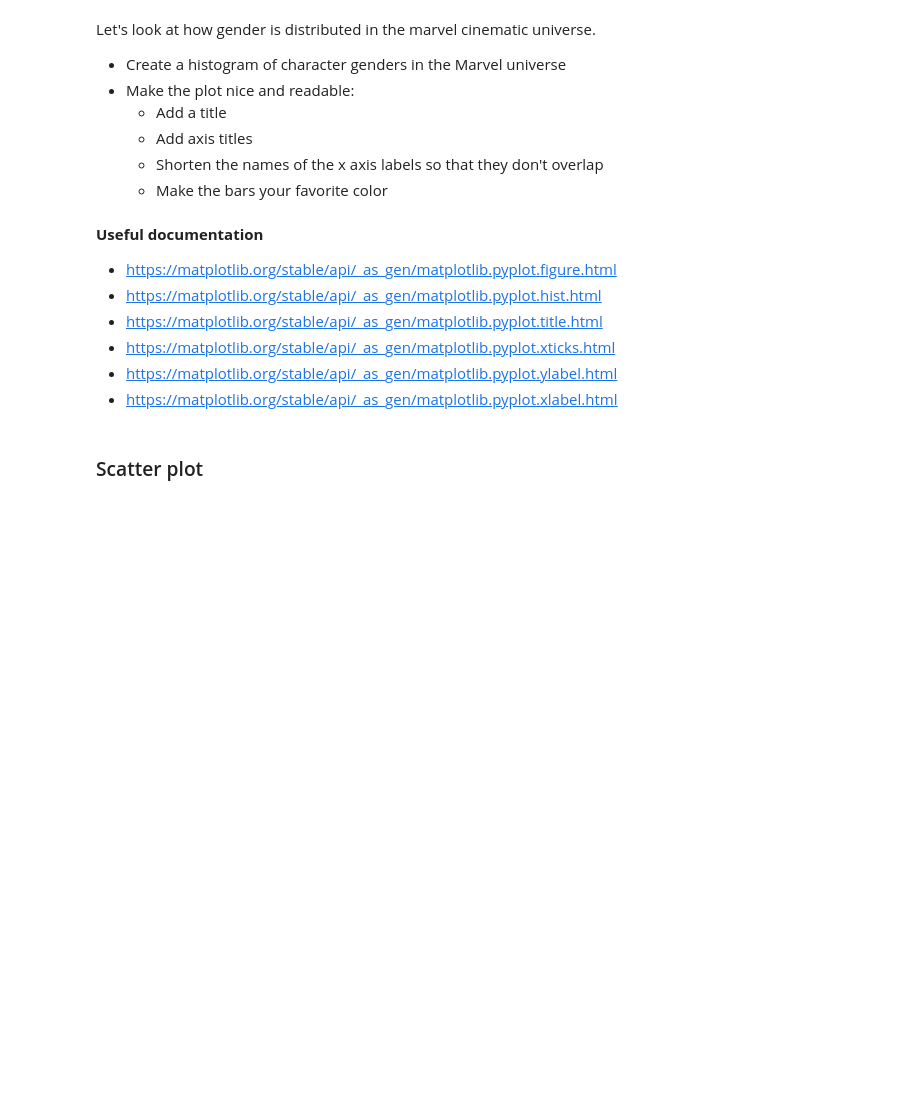
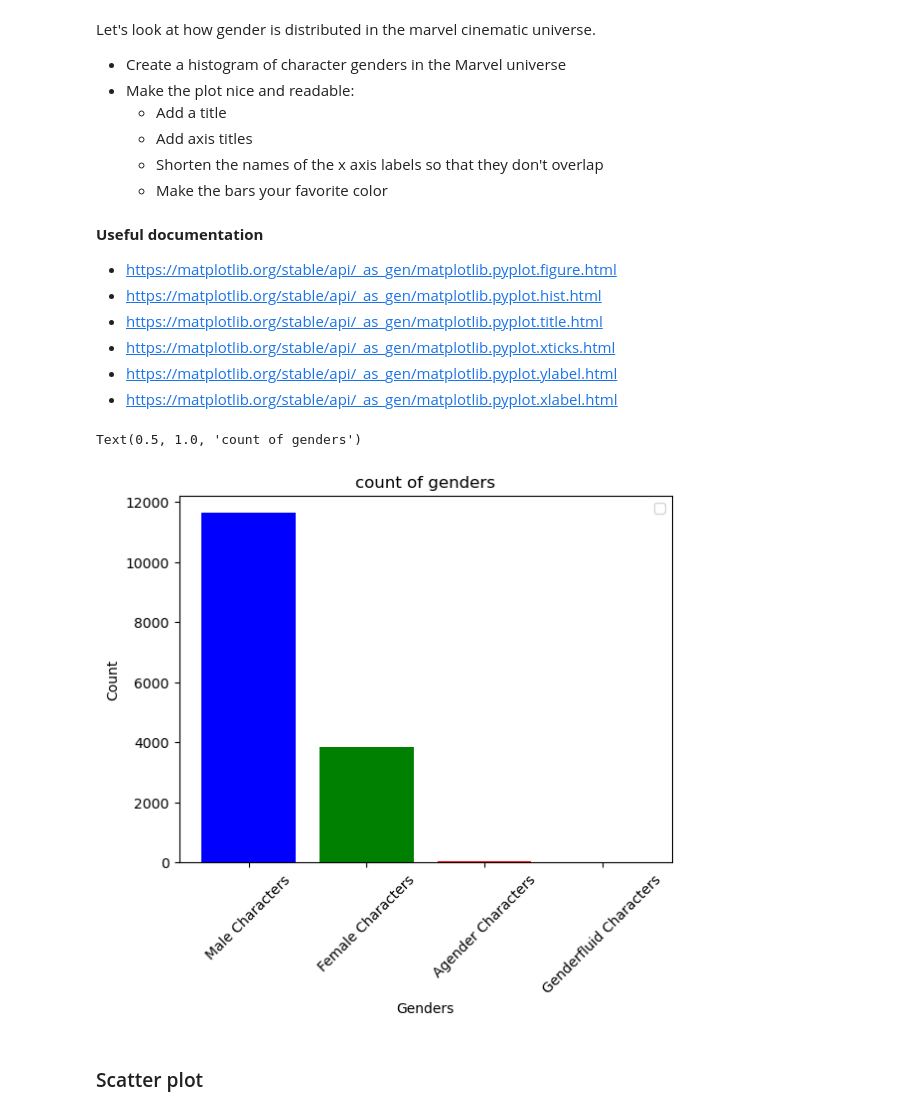
Before and after one commit to Simon-Simonsen/ML_Exercises, a Jupyter notebook: Week1_exercises/python_exercises.ipynb, the cells around one changed output. Drawn from its saved outputs; the diff is of its cells as text; code cells hidden in the pictures; blank space fills up the shorter version.

```diff
--- a/Week1_exercises/python_exercises.ipynb
+++ b/Week1_exercises/python_exercises.ipynb
@@ -247,6 +285,9 @@ Here is a short description of the columns we'll be working with today:<br>
 - https://pandas.pydata.org/docs/reference/api/pandas.read_csv.html
 # %%
 # Your solution here...
+df = pd.read_csv("/Users/simonbruun-simonsen/Desktop/ML_Exercises/ML_Exercises/Week1_exercises/marvel-wikia-data.csv")
+#To read it different than with commaseperator you will have to change the delimiter in the function.
+#The default is comma.
 # %% [markdown]
 ### Inspecting the data
 # %% [markdown]
@@ -324,6 +404,17 @@ Let's look at how gender is distributed in the marvel cinematic universe.
 - https://matplotlib.org/stable/api/_as_gen/matplotlib.pyplot.xlabel.html
 # %%
 # Your solution here...
+count = df["SEX"].value_counts()
+
+plt.bar(count.index,count.values, color = ["Blue","Green","Red","Pink"])
+plt.xticks(rotation=45)
+plt.xlabel("Genders")
+plt.ylabel("Count")
+plt.legend()
+plt.title("count of genders")
+# %% [output]
+Text(0.5, 1.0, 'count of genders')
+[figure, added]
 # %% [markdown]
 ### Scatter plot
 # %% [markdown]
```
Also changed, not shown: parts of 15 cells of this notebook, 1 other file.
